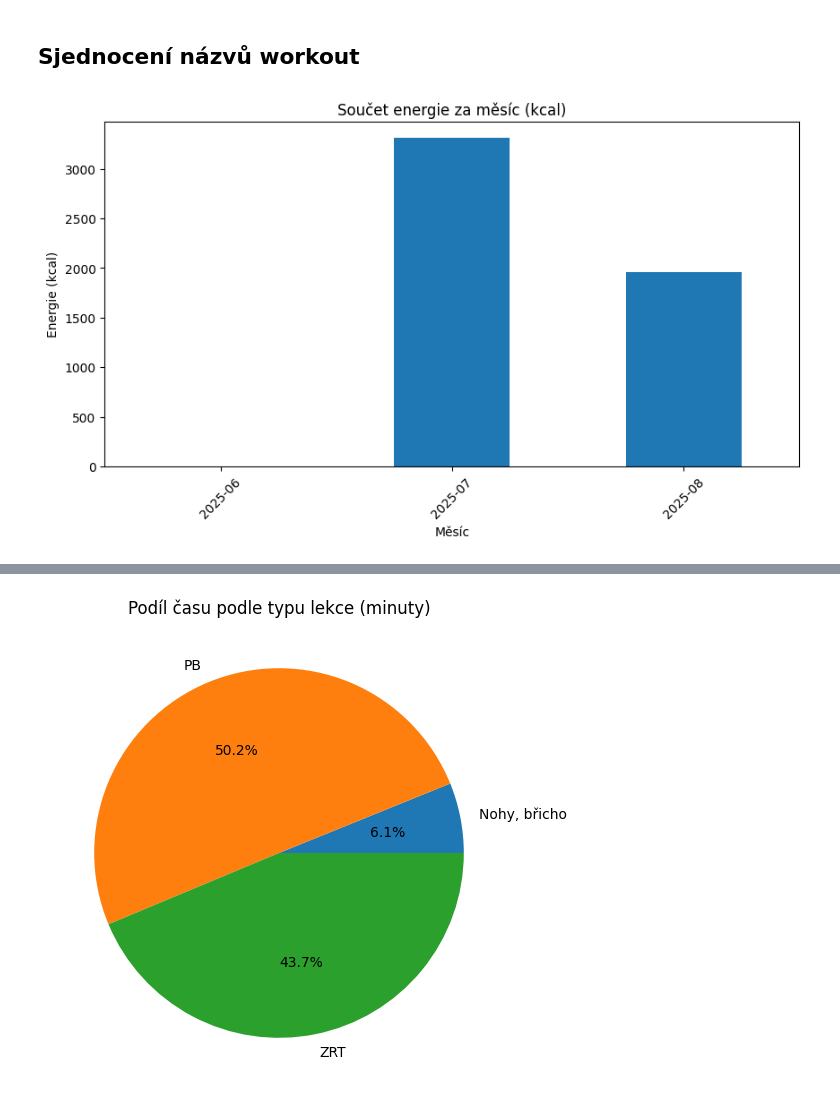
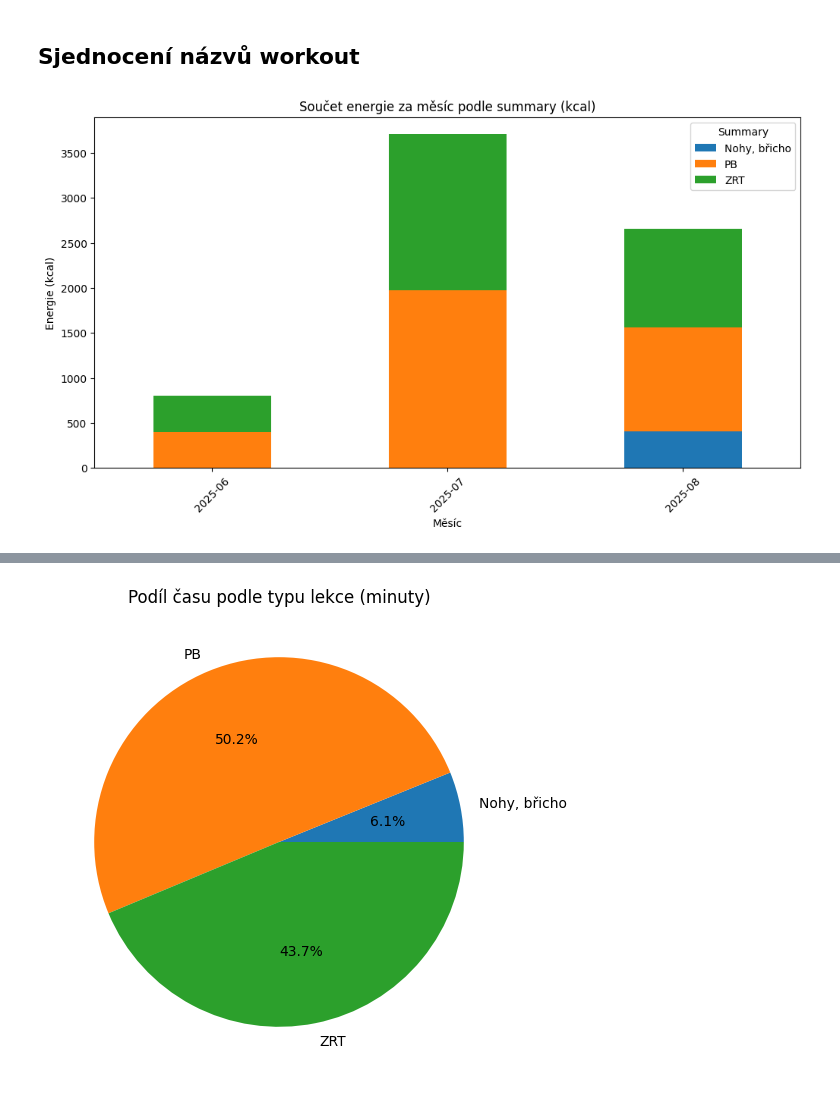
Before and after one commit to MarekCoderslab/TOPFIT, a Jupyter notebook: TOPFit_workout.ipynb, the cells around one changed output, grey strips where cells are left out. Drawn from its saved outputs; the diff is of its cells as text; code cells hidden in the pictures.

Commit message:
Doplnění dat
Doplnění energy (400)

```diff
--- a/TOPFit_workout.ipynb
+++ b/TOPFit_workout.ipynb
@@ -287,22 +287,24 @@ def normalize_summary(text: str) -> str:
 df["summary_norm"] = df["summary"].apply(normalize_summary)
 # %%
 import matplotlib.pyplot as plt
+import pandas as pd
 
 # Měsíc jako perioda
 df["month"] = pd.to_datetime(df["date"]).dt.to_period("M")
 
-# součet energie za měsíc
-energy_sum = df.groupby("month")["energy"].sum()
+# Součet energie za kombinaci měsíc × summary
+energy_sum = df.groupby(["month", "summary"])["energy"].sum().unstack(fill_value=0)
 
-# graf
-energy_sum.plot(kind="bar", figsize=(10,5))
-plt.title("Součet energie za měsíc (kcal)")
+# Graf – stacked bar chart
+energy_sum.plot(kind="bar", stacked=True, figsize=(12,6))
+plt.title("Součet energie za měsíc podle summary (kcal)")
 plt.xlabel("Měsíc")
 plt.ylabel("Energie (kcal)")
 plt.xticks(rotation=45)
+plt.legend(title="Summary")
 plt.show()
 # %% [output]
-[figure, old version]
+[figure, new version]
 # %%
 df
 # %% [output]
```
Also changed, not shown: parts of 3 cells of this notebook, 1 other file.
